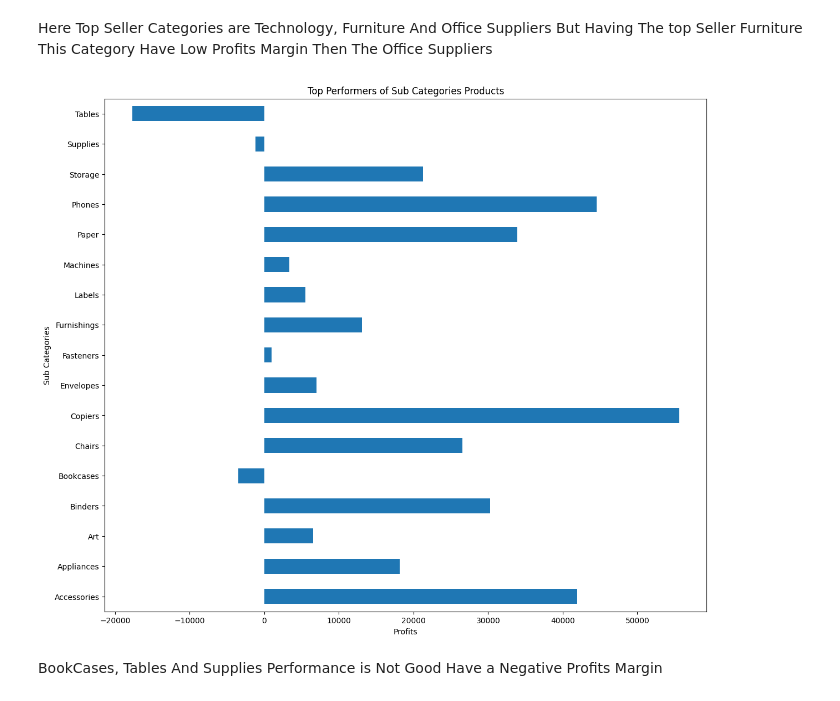
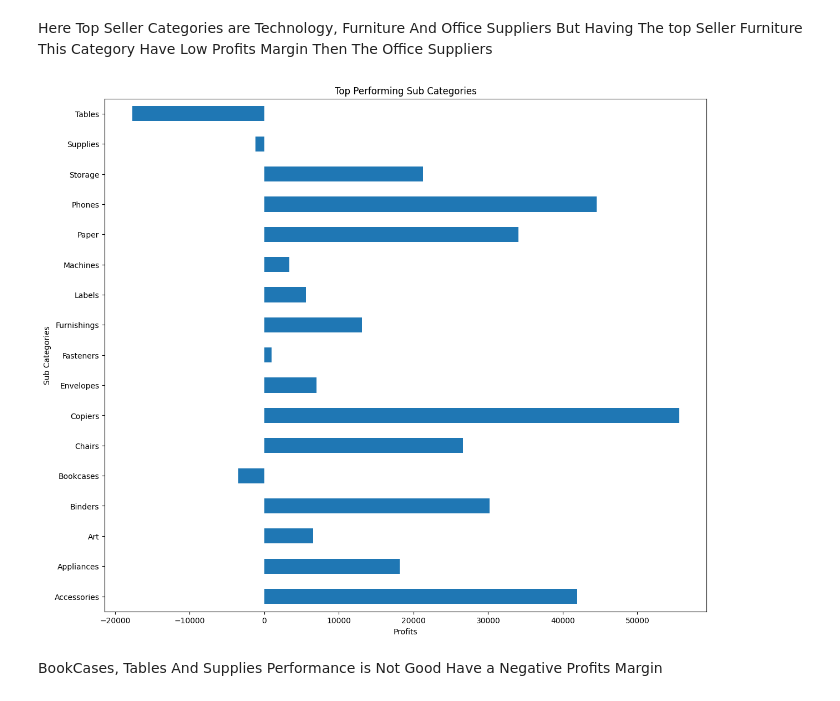
Before and after one commit to ainishchal/exploritary_data_analysis_retail, a Jupyter notebook: DataAnalysis.ipynb, the cells around one changed output. Cells and saved outputs as stored; diff of their text form; code cells hidden in the pictures.

```diff
--- a/DataAnalysis.ipynb
+++ b/DataAnalysis.ipynb
@@ -239,14 +239,14 @@ Here Top Seller Categories are Technology, Furniture And Office Suppliers But Ha
 # %%
 plt.figure(figsize=(14,12))
 profits = df.groupby('Sub-Category')['Profit'].agg('sum')
 profits.plot(kind="barh", )
-plt.title("Top Performers of Sub Categories Products")
+plt.title("Top Performing Sub Categories")
 plt.xlabel("Profits")
 plt.ylabel("Sub Categories")
 
 plt.show()
 # %% [output]
-[figure, old version]
+[figure, new version]
 # %% [markdown]
 BookCases, Tables And Supplies Performance is Not Good Have a Negative Profits Margin
 # %%
```
Also changed, not shown: parts of 1 cell of this notebook.
